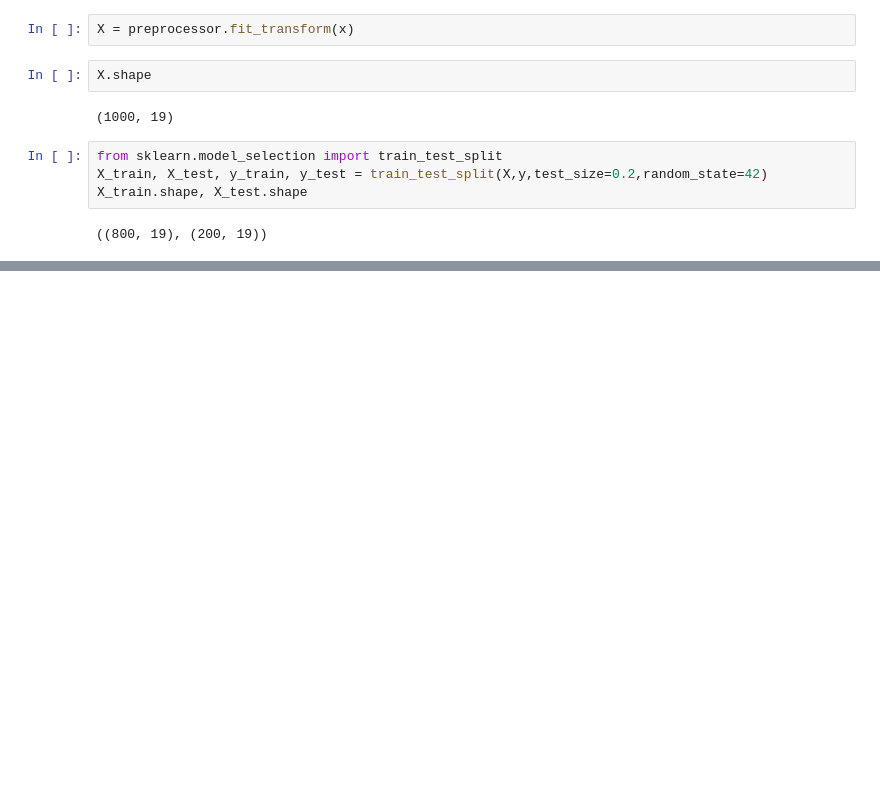
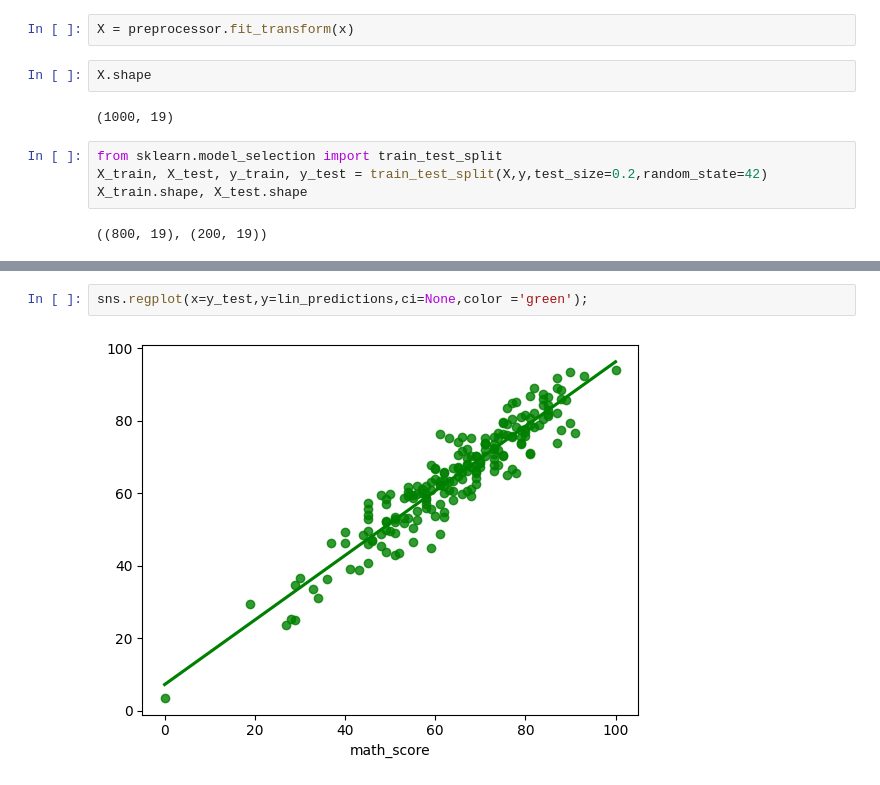
Before and after one commit to uday-venkatesha/Student_data_ML_EndToEnd, a Jupyter notebook: Notebook/model_training.ipynb, the cells around one changed output, grey strips where cells are left out. Cells and saved outputs as stored; diff of their text form; blank space fills up the shorter version.

```diff
--- a/Notebook/model_training.ipynb
+++ b/Notebook/model_training.ipynb
@@ -83,0 +183,4 @@ X_train.shape, X_test.shape
+# %%
+sns.regplot(x=y_test,y=lin_predictions,ci=None,color ='green');
+# %% [output]
+[figure, added]
```
Also changed, not shown: parts of 6 cells of this notebook, 14 other files.
